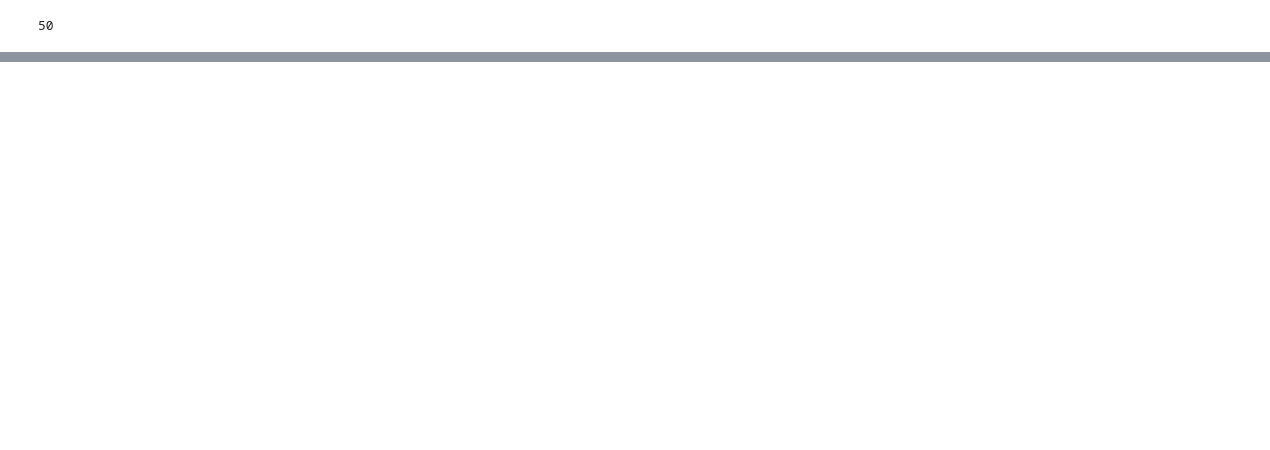
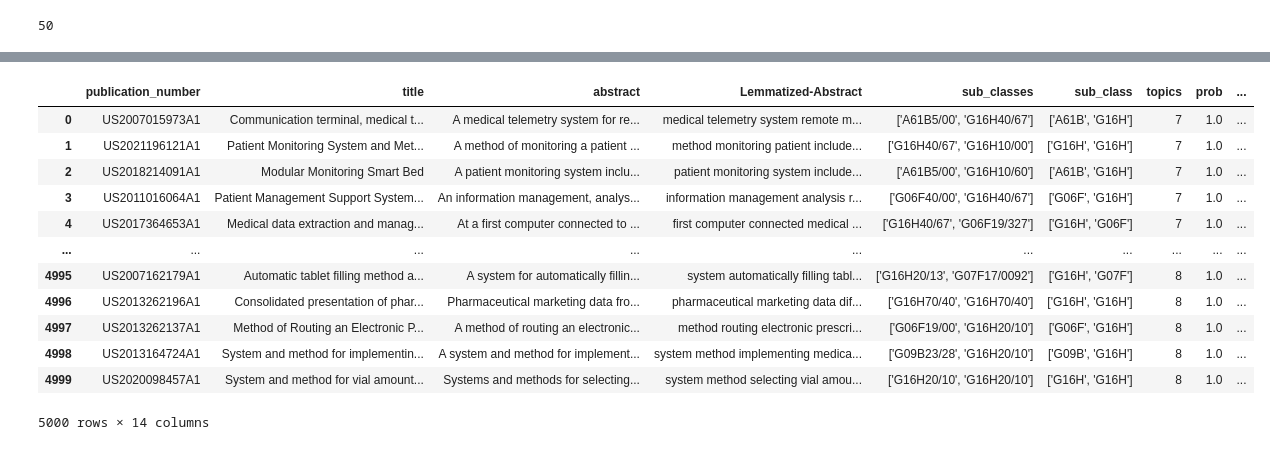
Before and after one commit to esmailisamane/Topic-Modeling, a Jupyter notebook: Essay/BERTopic-Preprocessing.ipynb, the cells around one changed output, grey strips where cells are left out. Saved outputs shown, nothing was run; the diff lists cells and outputs as text; code cells hidden in the pictures; blank space fills up the shorter version.

```diff
--- a/Essay/BERTopic-Preprocessing.ipynb
+++ b/Essay/BERTopic-Preprocessing.ipynb
@@ -581,0 +709,47 @@ top_10_documents_test1[top_10_documents_test1['has_matching_class'] == True]
+# %%
+import ast
+
+
+# Create a new column to store the common code
+result_df['exact_match_code'] = ''
+
+# Iterate through rows and compare 'sub_classes' and 'query_codes_G16H'
+for index, row in result_df.iterrows():
+    sub_classes_str = row['sub_classes']  # Data format in this field "['A61B5/00', 'G16H40/67']"
+    query_codes_G16H = row['query_codes_G16H']  # Data format in this field 'G16H40/00,G16H40/60,G16H40/67,G16H10/40,G16H'
+
+    # Convert the sub_classes string to a list
+    sub_classes = ast.literal_eval(sub_classes_str)
+
+    # Split the codes into lists
+    sub_class_list = [code.strip() for code in sub_classes]
+    query_codes_list = query_codes_G16H.split(',')
+
+    # Check for common codes
+    exact_match_code = [code for code in sub_class_list if code in query_codes_list]
+
+    # Join the common codes into a single string
+    exact_match_code_str = ','.join(exact_match_code)
+
+    # Update the 'exact_match_code' column with the exact_match_code
+    result_df.at[index, 'exact_match_code'] = exact_match_code_str
+
+    # Debugging statements
+    #print(f'Row {index}: sub_classes={sub_classes}, query_codes_G16H={query_codes_G16H}, common_codes={common_codes_str}')
+
+# Display the updated DataFrame
+result_df
+# %% [output]
+|  | publication_number | title | abstract | Lemmatized-Abstract | sub_classes | sub_class | topics | prob | ... |
+| 0 | US2007015973A1 | Communication terminal, medical t... | A medical telemetry system for re... | medical telemetry system remote m... | ['A61B5/00', 'G16H40/67'] | ['A61B', 'G16H'] | 7 | 1.0 | ... |
+| 1 | US2021196121A1 | Patient Monitoring System and Met... | A method of monitoring a patient ... | method monitoring patient include... | ['G16H40/67', 'G16H10/00'] | ['G16H', 'G16H'] | 7 | 1.0 | ... |
+| 2 | US2018214091A1 | Modular Monitoring Smart Bed | A patient monitoring system inclu... | patient monitoring system include... | ['A61B5/00', 'G16H10/60'] | ['A61B', 'G16H'] | 7 | 1.0 | ... |
+| 3 | US2011016064A1 | Patient Management Support System... | An information management, analys... | information management analysis r... | ['G06F40/00', 'G16H40/67'] | ['G06F', 'G16H'] | 7 | 1.0 | ... |
+| 4 | US2017364653A1 | Medical data extraction and manag... | At a first computer connected to ... | first computer connected medical ... | ['G16H40/67', 'G06F19/327'] | ['G16H', 'G06F'] | 7 | 1.0 | ... |
+| ... | ... | ... | ... | ... | ... | ... | ... | ... | ... |
+| 4995 | US2007162179A1 | Automatic tablet filling method a... | A system for automatically fillin... | system automatically filling tabl... | ['G16H20/13', 'G07F17/0092'] | ['G16H', 'G07F'] | 8 | 1.0 | ... |
+| 4996 | US2013262196A1 | Consolidated presentation of phar... | Pharmaceutical marketing data fro... | pharmaceutical marketing data dif... | ['G16H70/40', 'G16H70/40'] | ['G16H', 'G16H'] | 8 | 1.0 | ... |
+| 4997 | US2013262137A1 | Method of Routing an Electronic P... | A method of routing an electronic... | method routing electronic prescri... | ['G06F19/00', 'G16H20/10'] | ['G06F', 'G16H'] | 8 | 1.0 | ... |
+| 4998 | US2013164724A1 | System and method for implementin... | A system and method for implement... | system method implementing medica... | ['G09B23/28', 'G16H20/10'] | ['G09B', 'G16H'] | 8 | 1.0 | ... |
+| 4999 | US2020098457A1 | System and method for vial amount... | Systems and methods for selecting... | system method selecting vial amou... | ['G16H20/10', 'G16H20/10'] | ['G16H', 'G16H'] | 8 | 1.0 | ... |
+5000 rows × 14 columns
```
Also changed, not shown: parts of 11 cells of this notebook.
